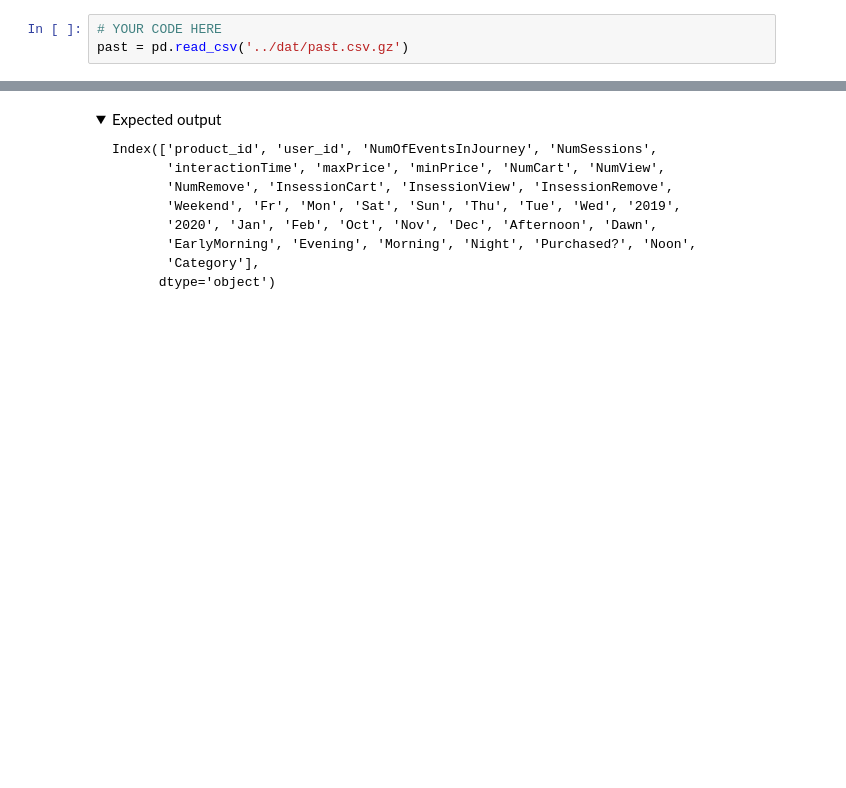
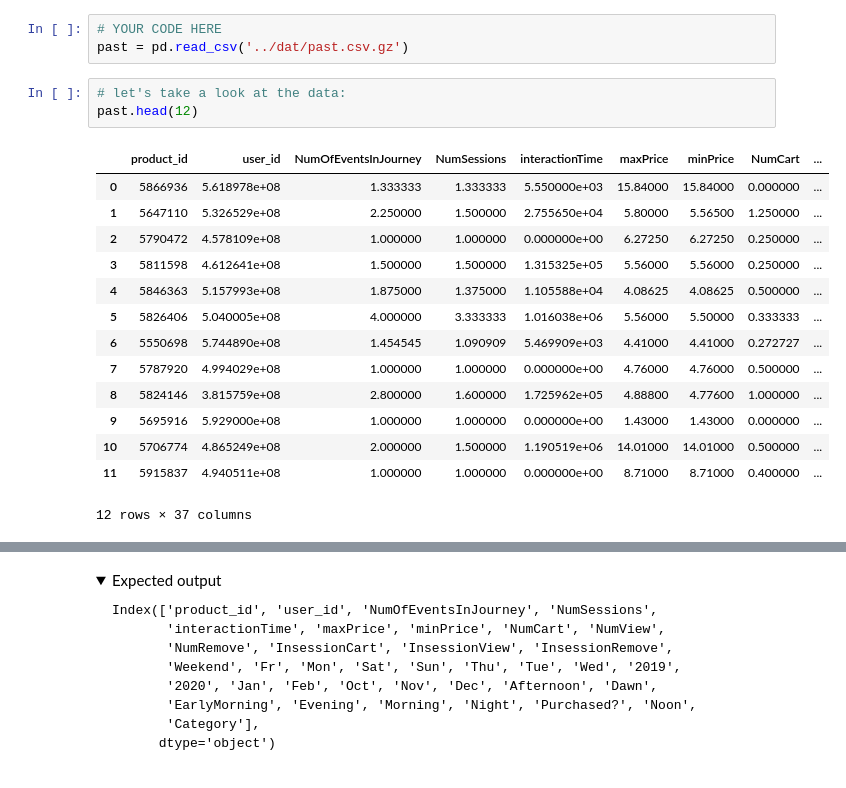
Before and after one commit to frslee/FrederickMLE-9, a Jupyter notebook: assignments/week-8-unsupervised-ML/nb/new-product-launch.ipynb, the cells around one changed output, grey strips where cells are left out. Drawn from its saved outputs; the diff is of its cells as text; folded sections open; blank space fills up the shorter version.

```diff
--- a/assignments/week-8-unsupervised-ML/nb/new-product-launch.ipynb
+++ b/assignments/week-8-unsupervised-ML/nb/new-product-launch.ipynb
@@ -44,3 +44,21 @@ from sklearn.preprocessing import StandardScaler
 # %%
 # YOUR CODE HERE
 past = pd.read_csv('../dat/past.csv.gz')
+# %%
+# let's take a look at the data:
+past.head(12)
+# %% [output]
+|  | product_id | user_id | NumOfEventsInJourney | NumSessions | interactionTime | maxPrice | minPrice | NumCart | ... |
+| 0 | 5866936 | 5.618978e+08 | 1.333333 | 1.333333 | 5.550000e+03 | 15.84000 | 15.84000 | 0.000000 | ... |
+| 1 | 5647110 | 5.326529e+08 | 2.250000 | 1.500000 | 2.755650e+04 | 5.80000 | 5.56500 | 1.250000 | ... |
+| 2 | 5790472 | 4.578109e+08 | 1.000000 | 1.000000 | 0.000000e+00 | 6.27250 | 6.27250 | 0.250000 | ... |
+| 3 | 5811598 | 4.612641e+08 | 1.500000 | 1.500000 | 1.315325e+05 | 5.56000 | 5.56000 | 0.250000 | ... |
+| 4 | 5846363 | 5.157993e+08 | 1.875000 | 1.375000 | 1.105588e+04 | 4.08625 | 4.08625 | 0.500000 | ... |
+| 5 | 5826406 | 5.040005e+08 | 4.000000 | 3.333333 | 1.016038e+06 | 5.56000 | 5.50000 | 0.333333 | ... |
+| 6 | 5550698 | 5.744890e+08 | 1.454545 | 1.090909 | 5.469909e+03 | 4.41000 | 4.41000 | 0.272727 | ... |
+| 7 | 5787920 | 4.994029e+08 | 1.000000 | 1.000000 | 0.000000e+00 | 4.76000 | 4.76000 | 0.500000 | ... |
+| 8 | 5824146 | 3.815759e+08 | 2.800000 | 1.600000 | 1.725962e+05 | 4.88800 | 4.77600 | 1.000000 | ... |
+| 9 | 5695916 | 5.929000e+08 | 1.000000 | 1.000000 | 0.000000e+00 | 1.43000 | 1.43000 | 0.000000 | ... |
+| 10 | 5706774 | 4.865249e+08 | 2.000000 | 1.500000 | 1.190519e+06 | 14.01000 | 14.01000 | 0.500000 | ... |
+| 11 | 5915837 | 4.940511e+08 | 1.000000 | 1.000000 | 0.000000e+00 | 8.71000 | 8.71000 | 0.400000 | ... |
+12 rows × 37 columns
```
Also changed, not shown: parts of 20 cells of this notebook.
